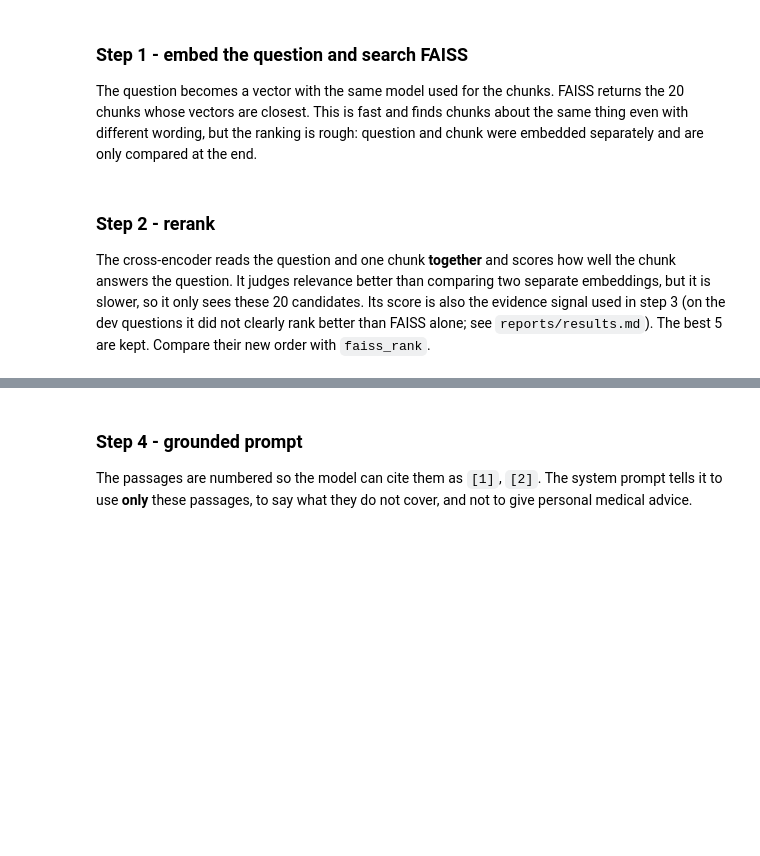
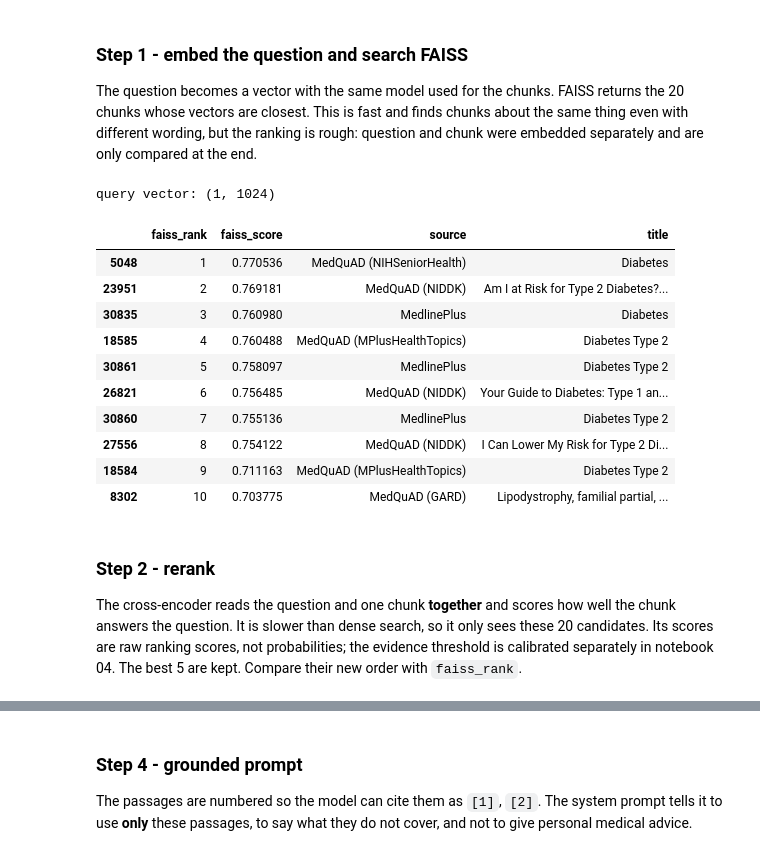
Before and after one commit to AbdelrahmanMostafa33/Healthcare-RAG-Assistant, a Jupyter notebook: notebooks/03_rag_pipeline.ipynb, the cells around one changed output, grey strips where cells are left out. Saved outputs shown, nothing was run; the diff lists cells and outputs as text; code cells hidden in the pictures; blank space fills up the shorter version.

```diff
--- a/notebooks/03_rag_pipeline.ipynb
+++ b/notebooks/03_rag_pipeline.ipynb
@@ -59,17 +61,36 @@ This is fast and finds chunks about the same thing even with different wording,
 # %%
 # Embed the question and take the top 20 by FAISS (dense search only)
 query_vector = encoder.encode([question], normalize_embeddings=True).astype("float32")
 print("query vector:", query_vector.shape)
 
 scores, ids = index.search(query_vector, config.RETRIEVE_K)
-candidates = chunks.iloc[ids[0]].copy()
-candidates["faiss_score"] = scores[0]
+# FAISS pads results with -1 when k is larger than the index. Never let -1
+# silently select the final row of the chunks DataFrame.
+valid = ids[0] >= 0
+candidate_ids = ids[0][valid]
+if len(candidate_ids) == 0:
+    raise RuntimeError("FAISS returned no valid candidates; rebuild/check the index.")
+candidates = chunks.iloc[candidate_ids].copy()
+candidates["faiss_score"] = scores[0][valid]
 candidates["faiss_rank"] = range(1, len(candidates) + 1)
 candidates[["faiss_rank", "faiss_score", "source", "title"]].head(10)
+# %% [output]
+query vector: (1, 1024)
+|  | faiss_rank | faiss_score | source | title |
+| 5048 | 1 | 0.770536 | MedQuAD (NIHSeniorHealth) | Diabetes |
+| 23951 | 2 | 0.769181 | MedQuAD (NIDDK) | Am I at Risk for Type 2 Diabetes?... |
+| 30835 | 3 | 0.760980 | MedlinePlus | Diabetes |
+| 18585 | 4 | 0.760488 | MedQuAD (MPlusHealthTopics) | Diabetes Type 2 |
+| 30861 | 5 | 0.758097 | MedlinePlus | Diabetes Type 2 |
+| 26821 | 6 | 0.756485 | MedQuAD (NIDDK) | Your Guide to Diabetes: Type 1 an... |
+| 30860 | 7 | 0.755136 | MedlinePlus | Diabetes Type 2 |
+| 27556 | 8 | 0.754122 | MedQuAD (NIDDK) | I Can Lower My Risk for Type 2 Di... |
+| 18584 | 9 | 0.711163 | MedQuAD (MPlusHealthTopics) | Diabetes Type 2 |
+| 8302 | 10 | 0.703775 | MedQuAD (GARD) | Lipodystrophy, familial partial, ... |
 # %% [markdown]
 ### Step 2 - rerank
 
-The cross-encoder reads the question and one chunk **together** and scores how well the chunk answers the question. It judges relevance better than comparing two separate embeddings, but it is slower, so it only sees these 20 candidates. Its score is also the evidence signal used in step 3 (on the dev questions it did not clearly rank better than FAISS alone; see `reports/results.md`).
+The cross-encoder reads the question and one chunk **together** and scores how well the chunk answers the question. It is slower than dense search, so it only sees these 20 candidates. Its scores are raw ranking scores, not probabilities; the evidence threshold is calibrated separately in notebook 04.
 The best 5 are kept. Compare their new order with `faiss_rank`.
 # %%
 # Rerank with the cross-encoder and keep the top 5
```
Also changed, not shown: parts of 11 cells of this notebook, 27 other files.
